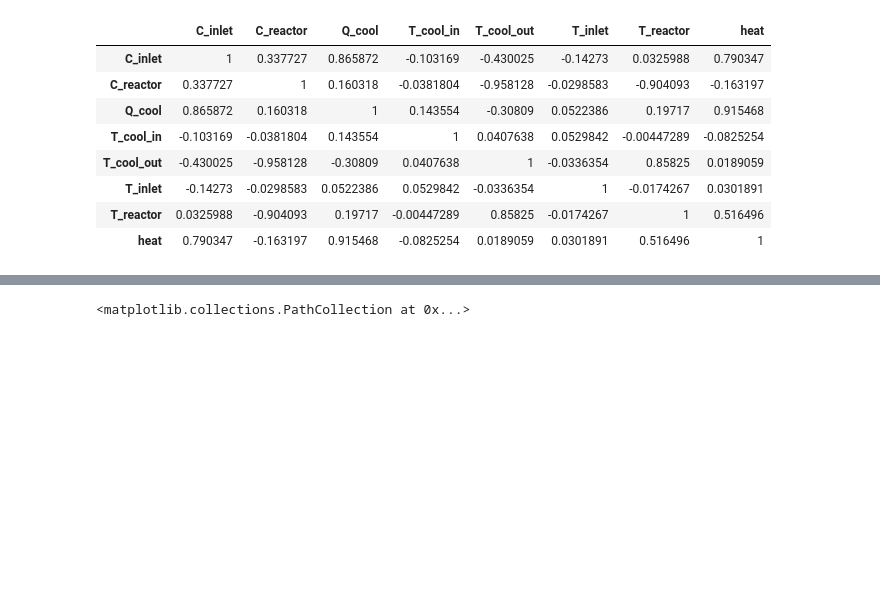
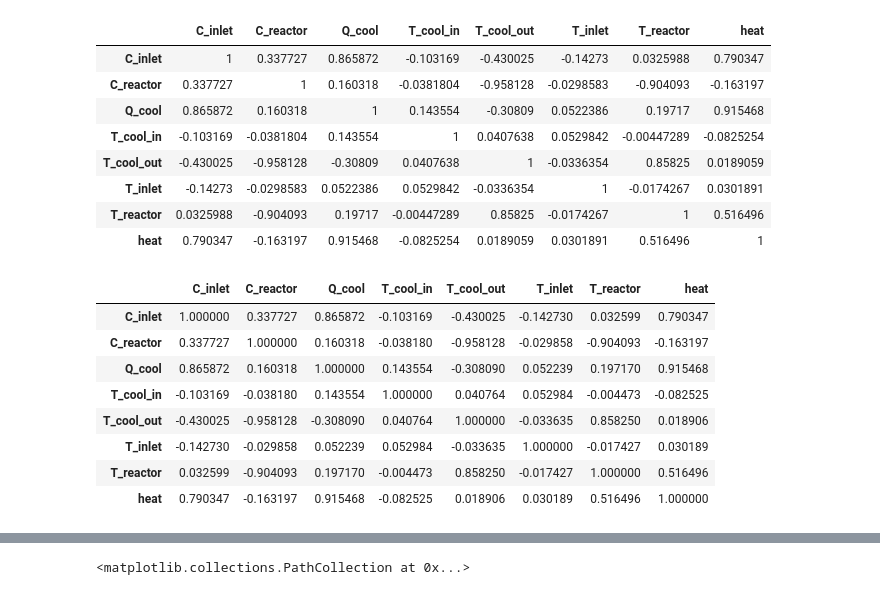
Before and after one commit to someoneinthecrowd/CSTR-chemical-timeseries, a Jupyter notebook: Final AI.ipynb, the cells around one changed output, grey strips where cells are left out. Drawn from its saved outputs; the diff is of its cells as text; code cells hidden in the pictures; blank space fills up the shorter version.

```diff
--- a/Final AI.ipynb
+++ b/Final AI.ipynb
@@ -71,3 +77,15 @@ corr.style.background_gradient(cmap=cm.plasma)
 | T_inlet | -0.14273 | -0.0298583 | 0.0522386 | 0.0529842 | -0.0336354 | 1 | -0.0174267 | 0.0301891 |
 | T_reactor | 0.0325988 | -0.904093 | 0.19717 | -0.00447289 | 0.85825 | -0.0174267 | 1 | 0.516496 |
 | heat | 0.790347 | -0.163197 | 0.915468 | -0.0825254 | 0.0189059 | 0.0301891 | 0.516496 | 1 |
+# %%
+corr
+# %% [output]
+|  | C_inlet | C_reactor | Q_cool | T_cool_in | T_cool_out | T_inlet | T_reactor | heat |
+| C_inlet | 1.000000 | 0.337727 | 0.865872 | -0.103169 | -0.430025 | -0.142730 | 0.032599 | 0.790347 |
+| C_reactor | 0.337727 | 1.000000 | 0.160318 | -0.038180 | -0.958128 | -0.029858 | -0.904093 | -0.163197 |
+| Q_cool | 0.865872 | 0.160318 | 1.000000 | 0.143554 | -0.308090 | 0.052239 | 0.197170 | 0.915468 |
+| T_cool_in | -0.103169 | -0.038180 | 0.143554 | 1.000000 | 0.040764 | 0.052984 | -0.004473 | -0.082525 |
+| T_cool_out | -0.430025 | -0.958128 | -0.308090 | 0.040764 | 1.000000 | -0.033635 | 0.858250 | 0.018906 |
+| T_inlet | -0.142730 | -0.029858 | 0.052239 | 0.052984 | -0.033635 | 1.000000 | -0.017427 | 0.030189 |
+| T_reactor | 0.032599 | -0.904093 | 0.197170 | -0.004473 | 0.858250 | -0.017427 | 1.000000 | 0.516496 |
+| heat | 0.790347 | -0.163197 | 0.915468 | -0.082525 | 0.018906 | 0.030189 | 0.516496 | 1.000000 |
```
Also changed, not shown: parts of 18 cells of this notebook, 11 other files.
